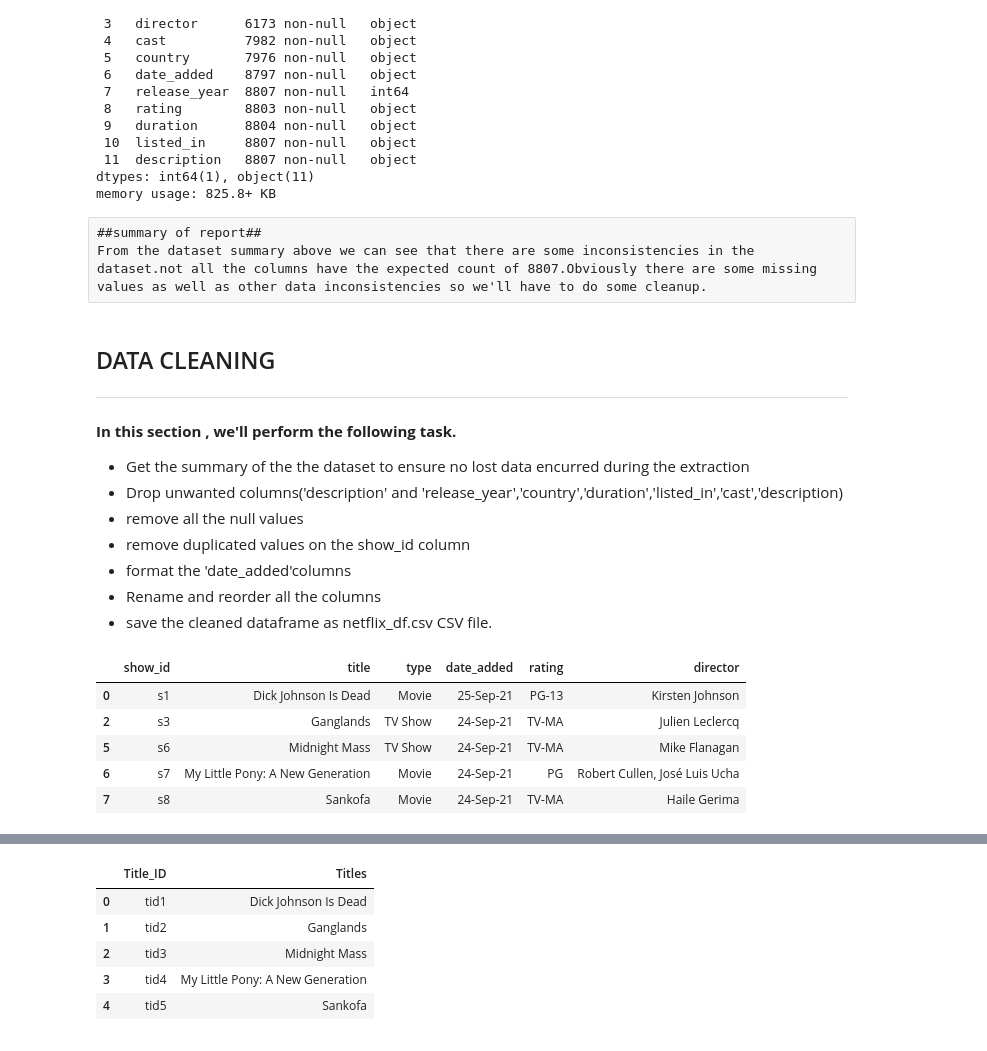
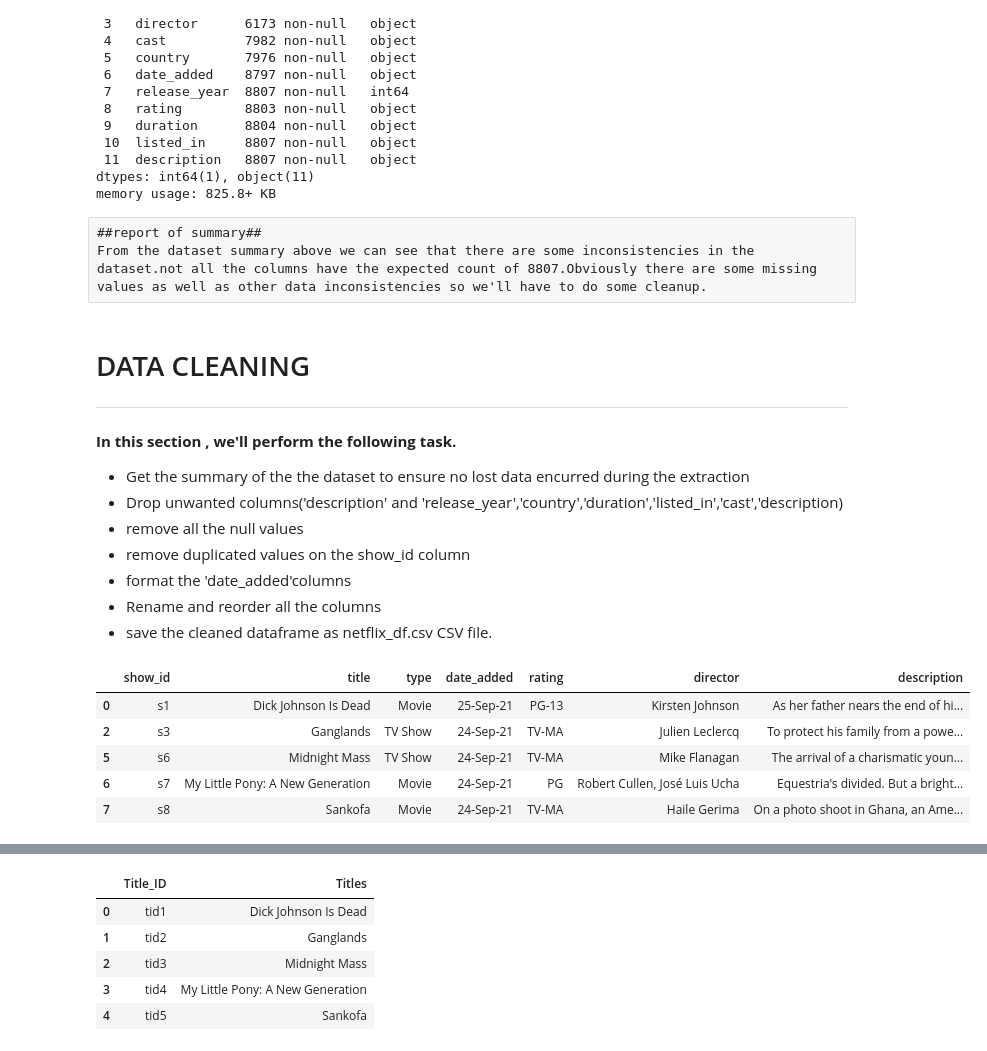
Before and after one commit to okalis05/DATA-ENGINEERING-PROJECT, a Jupyter notebook: Data-Engineering-project101.ipynb, the cells around one changed output, grey strips where cells are left out. Saved outputs shown, nothing was run; the diff lists cells and outputs as text; code cells hidden in the pictures.

```diff
--- a/Data-Engineering-project101.ipynb
+++ b/Data-Engineering-project101.ipynb
@@ -50,10 +51,10 @@ Data columns (total 12 columns):
 dtypes: int64(1), object(11)
 memory usage: 825.8+ KB
 # %% [raw]
-##summary of report##
+##report of summary##
 From the dataset summary above we can see that there are some inconsistencies in the dataset.not all the columns have the expected count of 8807.Obviously there are some missing values as well as other data inconsistencies so we'll have to do some cleanup.
 # %% [markdown]
-## DATA CLEANING
+# DATA CLEANING
 ---
 **In this section , we'll perform the following task.**
 - Get the summary of the the dataset to ensure no lost data encurred during the extraction
@@ -65,16 +66,16 @@ From the dataset summary above we can see that there are some inconsistencies in
 - save the cleaned dataframe as netflix_df.csv CSV file.
 # %%
 # Remove all the null values ,Drop unwanted columns and re_order them.
-reduced_df = netflix_data_df[['show_id','title','type','date_added','rating','director']]
+reduced_df = netflix_data_df[['show_id','title','type','date_added','rating','director','description']]
 reduced_df = reduced_df.dropna()
 reduced_df.head()
 # %% [output]
-|  | show_id | title | type | date_added | rating | director |
-| 0 | s1 | Dick Johnson Is Dead | Movie | 25-Sep-21 | PG-13 | Kirsten Johnson |
-| 2 | s3 | Ganglands | TV Show | 24-Sep-21 | TV-MA | Julien Leclercq |
-| 5 | s6 | Midnight Mass | TV Show | 24-Sep-21 | TV-MA | Mike Flanagan |
-| 6 | s7 | My Little Pony: A New Generation | Movie | 24-Sep-21 | PG | Robert Cullen, José Luis Ucha |
-| 7 | s8 | Sankofa | Movie | 24-Sep-21 | TV-MA | Haile Gerima |
+|  | show_id | title | type | date_added | rating | director | description |
+| 0 | s1 | Dick Johnson Is Dead | Movie | 25-Sep-21 | PG-13 | Kirsten Johnson | As her father nears the end of hi... |
+| 2 | s3 | Ganglands | TV Show | 24-Sep-21 | TV-MA | Julien Leclercq | To protect his family from a powe... |
+| 5 | s6 | Midnight Mass | TV Show | 24-Sep-21 | TV-MA | Mike Flanagan | The arrival of a charismatic youn... |
+| 6 | s7 | My Little Pony: A New Generation | Movie | 24-Sep-21 | PG | Robert Cullen, José Luis Ucha | Equestria's divided. But a bright... |
+| 7 | s8 | Sankofa | Movie | 24-Sep-21 | TV-MA | Haile Gerima | On a photo shoot in Ghana, an Ame... |
 # %%
 #check the data count to ensure that all the noises were dropped.
 reduced_df.count()
```
Also changed, not shown: parts of 35 cells of this notebook, 11 other files.
